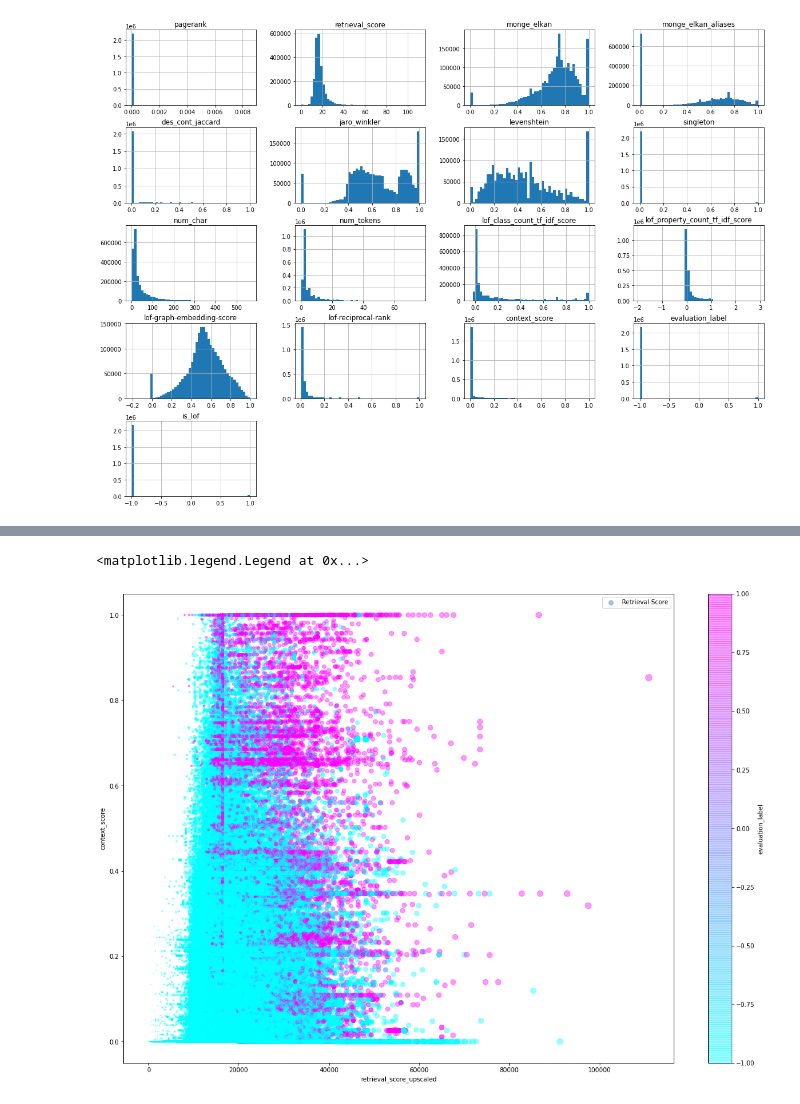
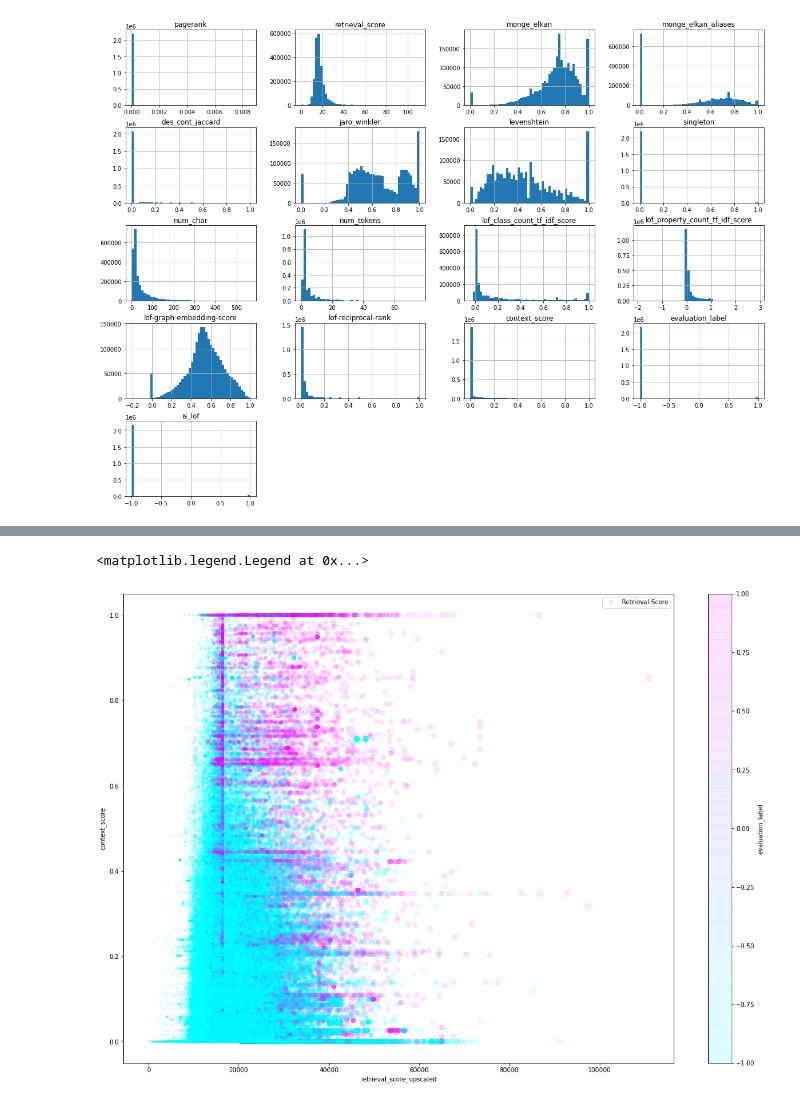
Before and after one commit to nicklein/table-linker-pipelines, a Jupyter notebook: explore_training_data/Training-Data-Stats.ipynb, the cells around one changed output, grey strips where cells are left out. Cells and saved outputs as stored; diff of their text form; code cells hidden in the pictures.

```diff
--- a/explore_training_data/Training-Data-Stats.ipynb
+++ b/explore_training_data/Training-Data-Stats.ipynb
@@ -128,12 +128,12 @@ plt.legend()
 # %%
 train_df['retrieval_score_upscaled'] = train_df['retrieval_score'].map(lambda x: x*1000)
-train_df.plot(kind="scatter", x="retrieval_score_upscaled", y="context_score", alpha=0.4,
+train_df.plot(kind="scatter", x="retrieval_score_upscaled", y="context_score", alpha=0.1,
     s=train_df['retrieval_score'], label="Retrieval Score", figsize=(20,14),
     c="evaluation_label", cmap=plt.get_cmap("cool"), colorbar=True,
     sharex=False)
 plt.legend()
 # %% [output]
 <matplotlib.legend.Legend at 0x...>
-[figure, old version]
+[figure, new version]
 # %%
 train_df['pagerank_upscaled'] = train_df['pagerank'].map(lambda x: x*1000)
```
Also changed, not shown: parts of 4 cells of this notebook.
